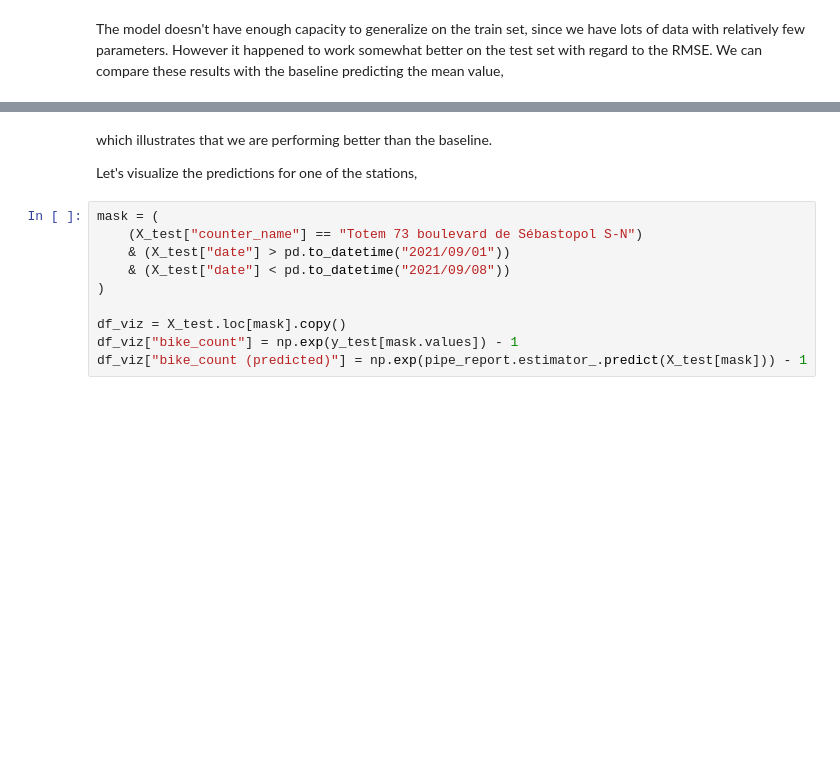
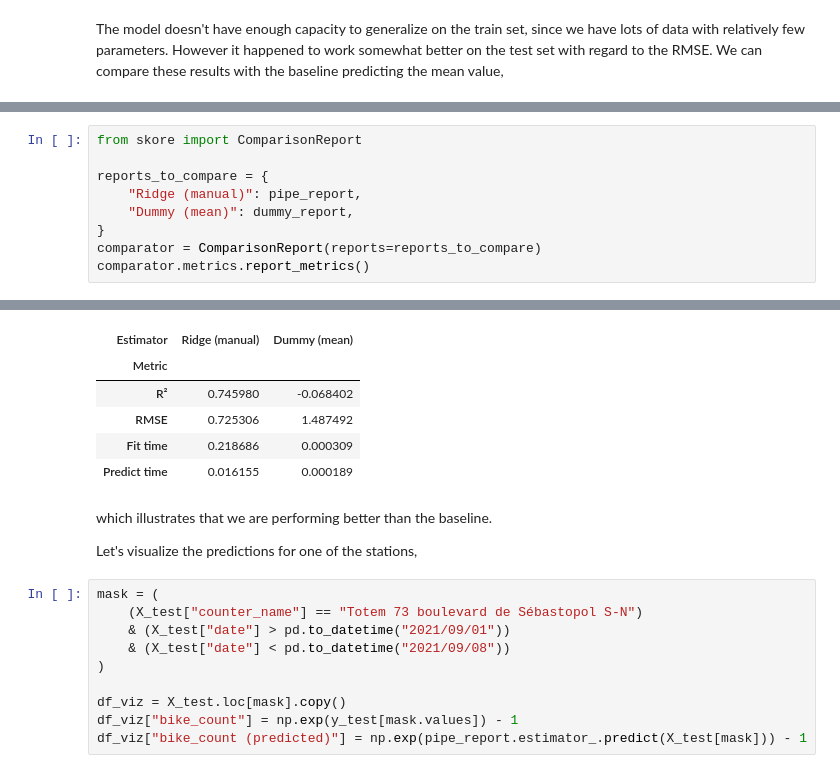
Before and after one commit to ramp-kits/bike_counters_skore, a Jupyter notebook: bike_counters_starting_kit.ipynb, the cells around one changed output, grey strips where cells are left out. Cells and saved outputs as stored; diff of their text form; blank space fills up the shorter version.

```diff
--- a/bike_counters_starting_kit.ipynb
+++ b/bike_counters_starting_kit.ipynb
@@ -363,0 +368,10 @@ df_dummy
+# %%
+from skore import ComparisonReport
+
+reports_to_compare = {
+    "Ridge (manual)": pipe_report,
+    "Dummy (mean)": dummy_report,
+}
+comparator = ComparisonReport(reports=reports_to_compare)
+comparator.metrics.report_metrics()
+# %% [output]
@@ -364,3 +380,9 @@ df_dummy
+| Estimator | Ridge (manual) | Dummy (mean) |
+| Metric |  |  |
+| R² | 0.745980 | -0.068402 |
+| RMSE | 0.725306 | 1.487492 |
+| Fit time | 0.218686 | 0.000309 |
+| Predict time | 0.016155 | 0.000189 |
 # %% [markdown]
 which illustrates that we are performing better than the baseline.
 
```
Also changed, not shown: parts of 20 cells of this notebook.
